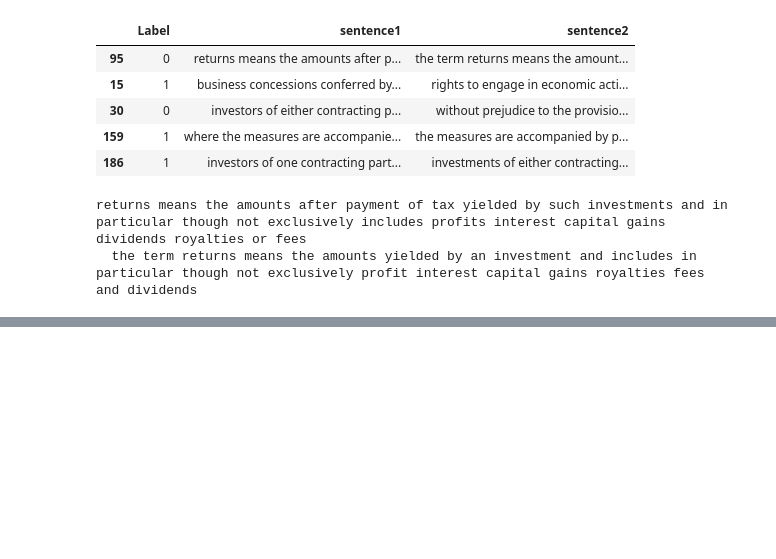
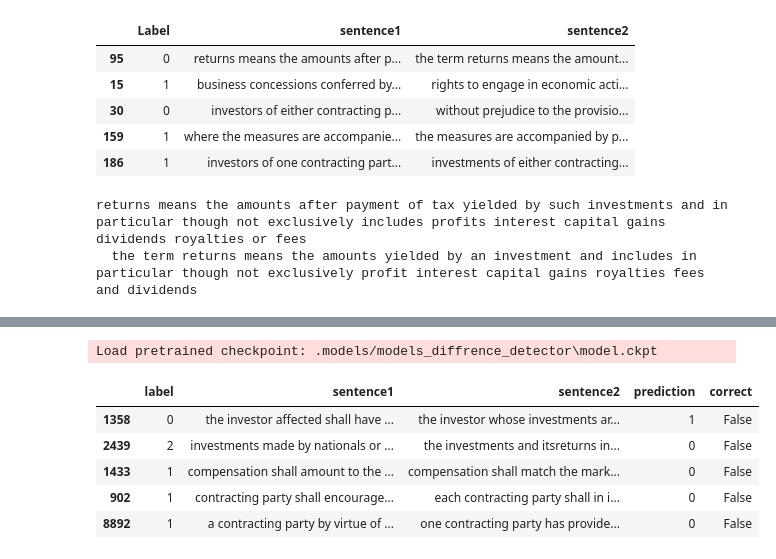
Before and after one commit to coollx/Relevant-Difference-Detector-for-Legal-Text, a Jupyter notebook: relevant_difference_detection/diffrence_detector_autoML.ipynb, the cells around one changed output, grey strips where cells are left out. Cells and saved outputs as stored; diff of their text form; code cells hidden in the pictures; blank space fills up the shorter version.

```diff
--- a/relevant_difference_detection/diffrence_detector_autoML.ipynb
+++ b/relevant_difference_detection/diffrence_detector_autoML.ipynb
@@ -148,0 +152,19 @@ AttributeError: 'TextPredictor' object has no attribute '_learner'
+# %%
+#load the model from the disk
+from autogluon.text import TextPredictor
+predictor = TextPredictor.load('.models/models_diffrence_detector')
+# %% [output]
+Load pretrained checkpoint: .models/models_diffrence_detector\model.ckpt
+# %%
+#test on test_df and filter out the ones that are misclassified
+test_df['prediction'] = predictor.predict(test_df[['sentence1', 'sentence2']])
+test_df['correct'] = test_df.label == test_df.prediction
+test_df = test_df[test_df.correct == False]
+test_df.head()
+# %% [output]
+|  | label | sentence1 | sentence2 | prediction | correct |
+| 1358 | 0 | the investor affected shall have ... | the investor whose investments ar... | 1 | False |
+| 2439 | 2 | investments made by nationals or ... | the investments and itsreturns in... | 0 | False |
+| 1433 | 1 | compensation shall amount to the ... | compensation shall match the mark... | 0 | False |
+| 902 | 1 | contracting party shall encourage... | each contracting party shall in i... | 0 | False |
+| 8892 | 1 | a contracting party by virtue of ... | one contracting party has provide... | 0 | False |
```
Also changed, not shown: parts of 6 cells of this notebook, 2 other files.
